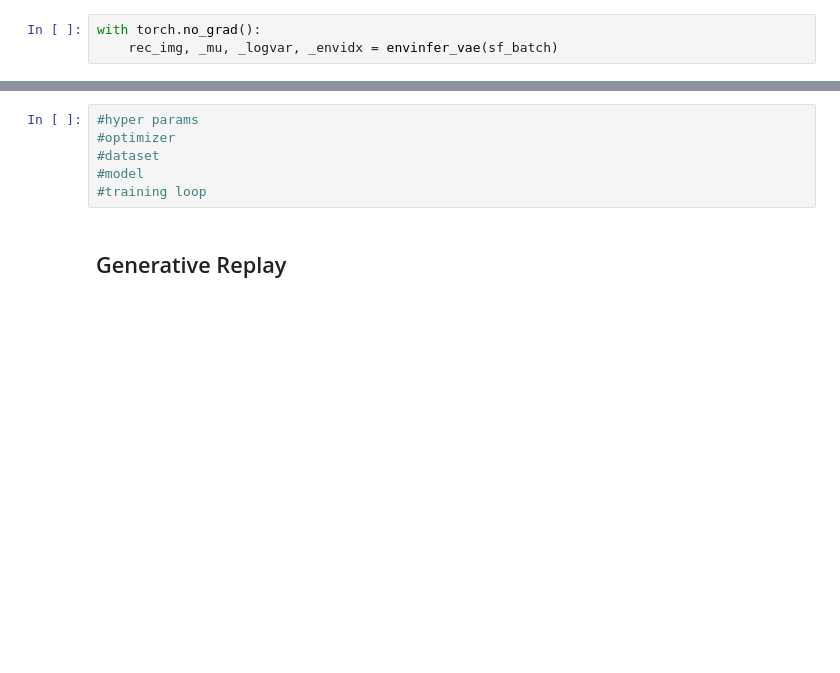
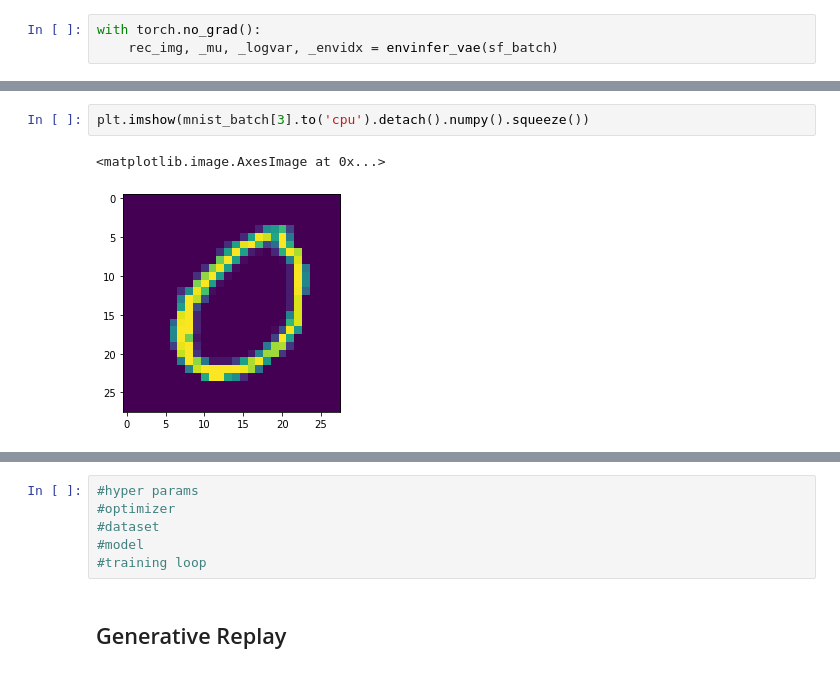
Before and after one commit to oliveradk/cult, a Jupyter notebook: 03a_core.train.ipynb, the cells around one changed output, grey strips where cells are left out. Saved outputs shown, nothing was run; the diff lists cells and outputs as text; blank space fills up the shorter version.

```diff
--- a/03a_core.train.ipynb
+++ b/03a_core.train.ipynb
@@ -382,0 +418,5 @@ envinfer_vae.m
+# %%
+plt.imshow(mnist_batch[3].to('cpu').detach().numpy().squeeze())
+# %% [output]
+<matplotlib.image.AxesImage at 0x...>
+[figure, added]
```
Also changed, not shown: parts of 16 cells of this notebook.
